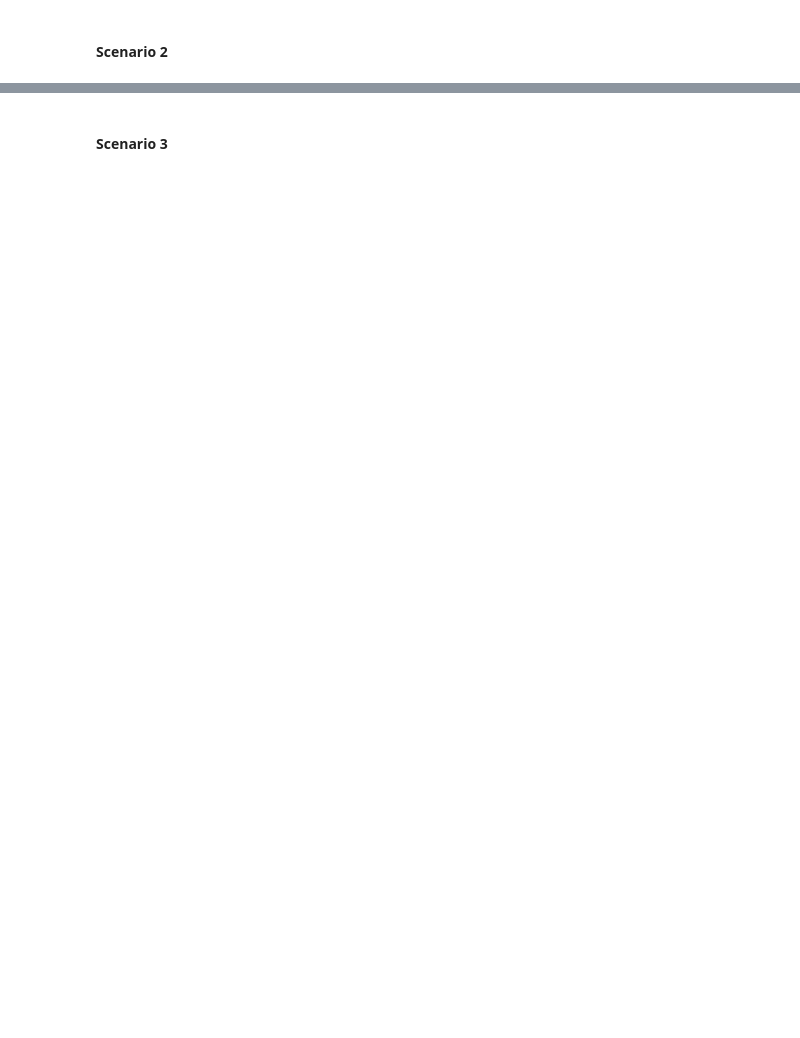
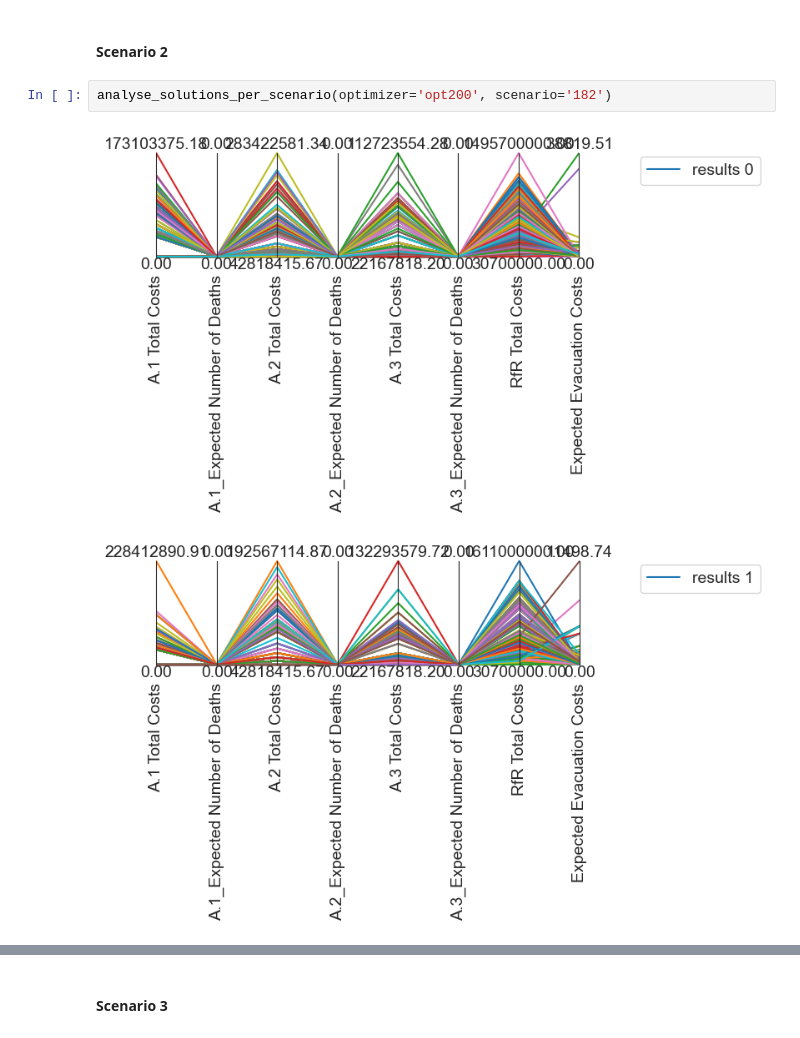
Before and after one commit to ndaswani1/EPA141A-labs, a Jupyter notebook: final assignment/dike_model_multi_scenario_MORDM.ipynb, the cells around one changed output, grey strips where cells are left out. Cells and saved outputs as stored; diff of their text form; blank space fills up the shorter version.

```diff
--- a/final assignment/dike_model_multi_scenario_MORDM.ipynb
+++ b/final assignment/dike_model_multi_scenario_MORDM.ipynb
@@ -377,2 +388,7 @@ analyse_solutions(optimizer='opt200', scenario='reference')
 # %% [markdown]
 #### Scenario 2
+# %%
+analyse_solutions_per_scenario(optimizer='opt200', scenario='182')
+# %% [output]
+[figure, added]
+[figure, added]
```
Also changed, not shown: parts of 27 cells of this notebook.
